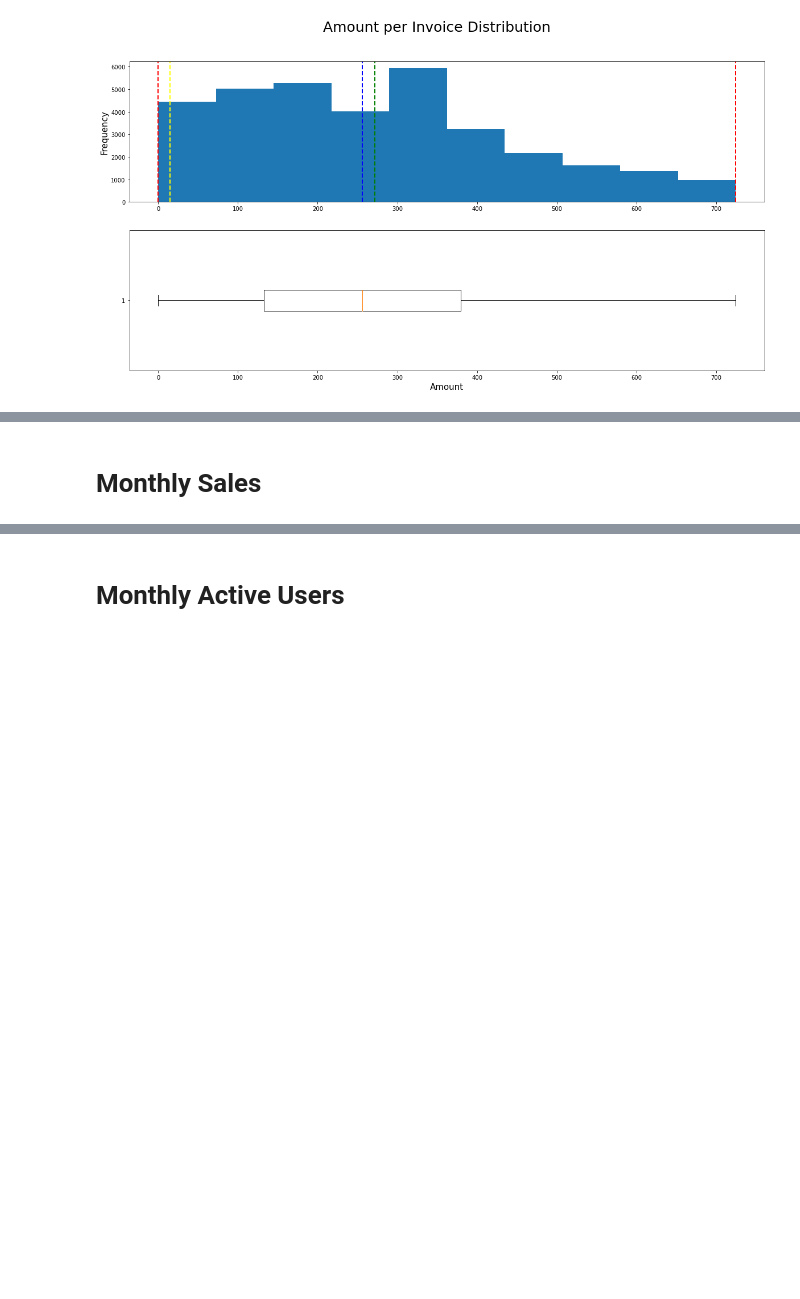
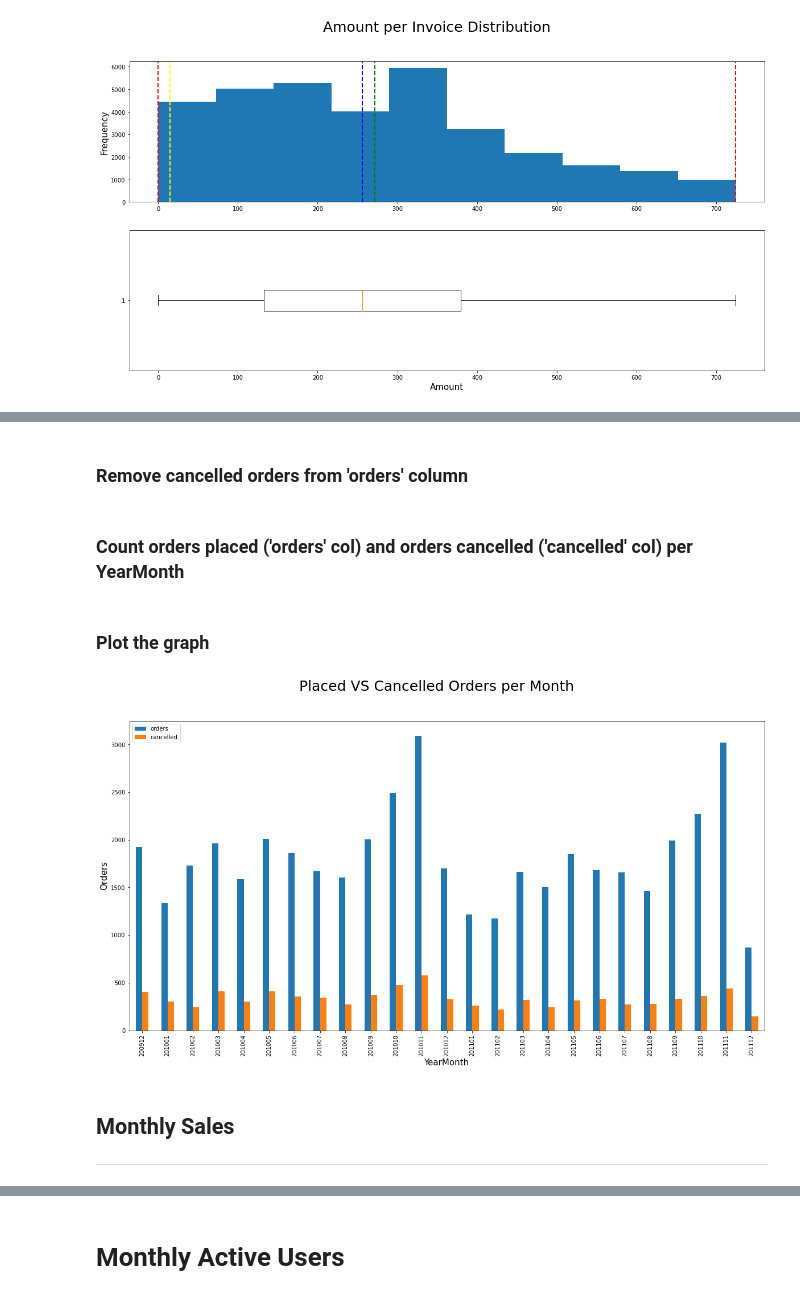
Before and after one commit to jarviscanada/jarvis_data_eng_AndresOsorio, a Jupyter notebook: python_data_wrangling/retail_data_analytics_wrangling.ipynb, the cells around one changed output, grey strips where cells are left out. Cells and saved outputs as stored; diff of their text form; code cells hidden in the pictures; blank space fills up the shorter version.

```diff
--- a/python_data_wrangling/retail_data_analytics_wrangling.ipynb
+++ b/python_data_wrangling/retail_data_analytics_wrangling.ipynb
@@ -159,0 +142,5 @@ Maximum:724.25
+# %%
+tmp2 = tmp.copy()
+tmp2 = tmp2[['dates', 'invoice_no']]
+tmp2.columns = ['dates', 'orders']
+tmp2.drop_duplicates(subset = ['orders'], inplace = True)
@@ -160,2 +149,26 @@ Maximum:724.25
+# %%
+df = tmp2[tmp2['orders'].str[0] == 'C']
+cancelled = df['orders']
+tmp2['cancelled'] = cancelled
+# %% [markdown]
+### Remove cancelled orders from 'orders' column
+# %%
+tmp3 = tmp2.copy()
+tmp3['orders'] = tmp3[tmp3.orders.str[0] != 'C']
+# %% [markdown]
+### Count orders placed ('orders' col) and orders cancelled ('cancelled' col) per YearMonth
+# %%
+total_orders = tmp3.groupby('dates').agg('count')
+total_orders.reset_index(inplace = True)
+# %% [markdown]
+### Plot the graph
+# %%
+ax = total_orders.plot.bar(x = 'dates', y = ['orders', 'cancelled'], figsize = (20, 10));
+ax.set_xlabel('YearMonth', fontsize = 15);
+ax.set_ylabel('Orders', fontsize = 15);
+plt.suptitle('Placed VS Cancelled Orders per Month', fontsize = 25);
+# %% [output]
+[figure, added]
 # %% [markdown]
-# Monthly Sales
+## Monthly Sales
+---------------
```
Also changed, not shown: parts of 30 cells of this notebook, 1 other file.
